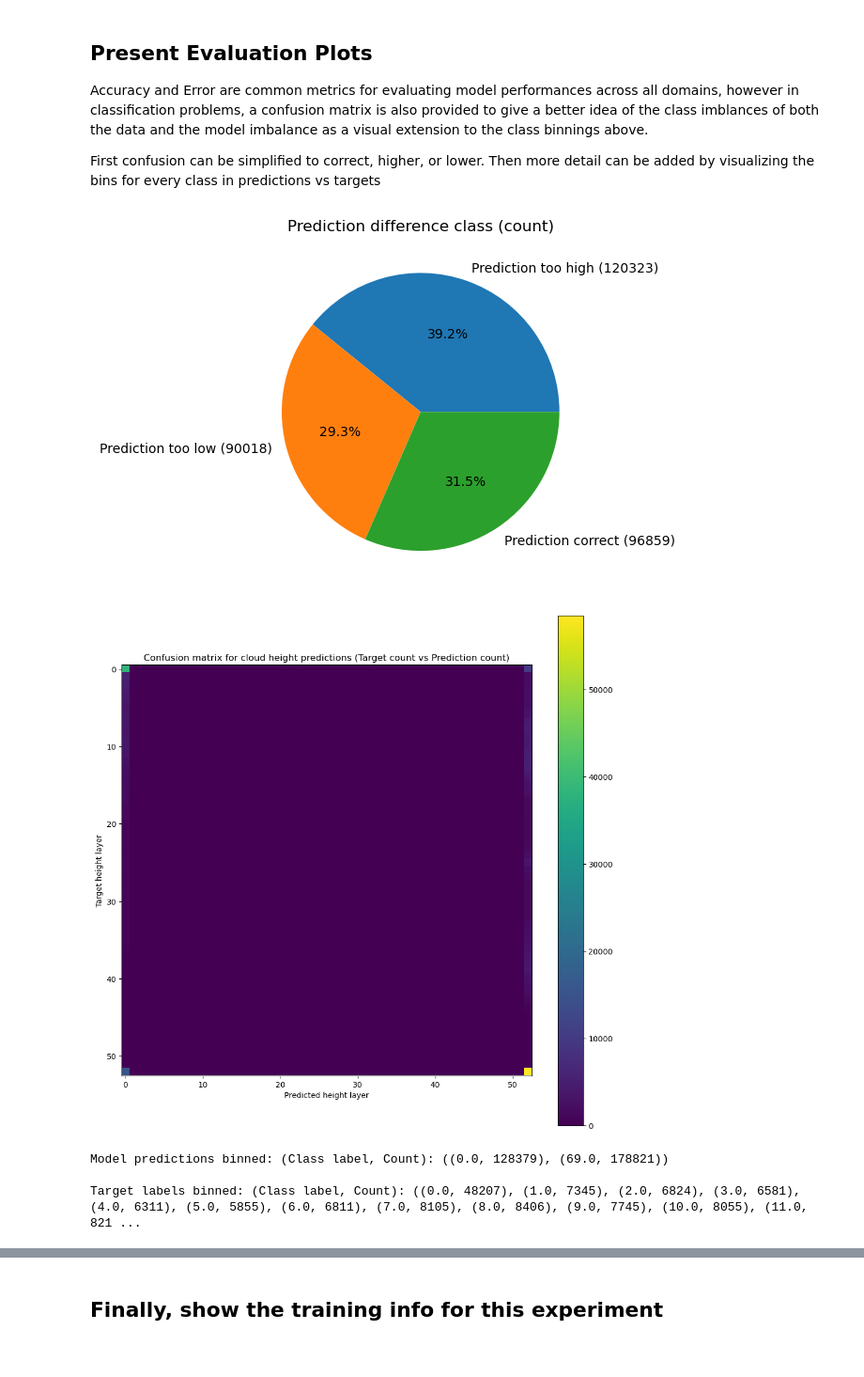
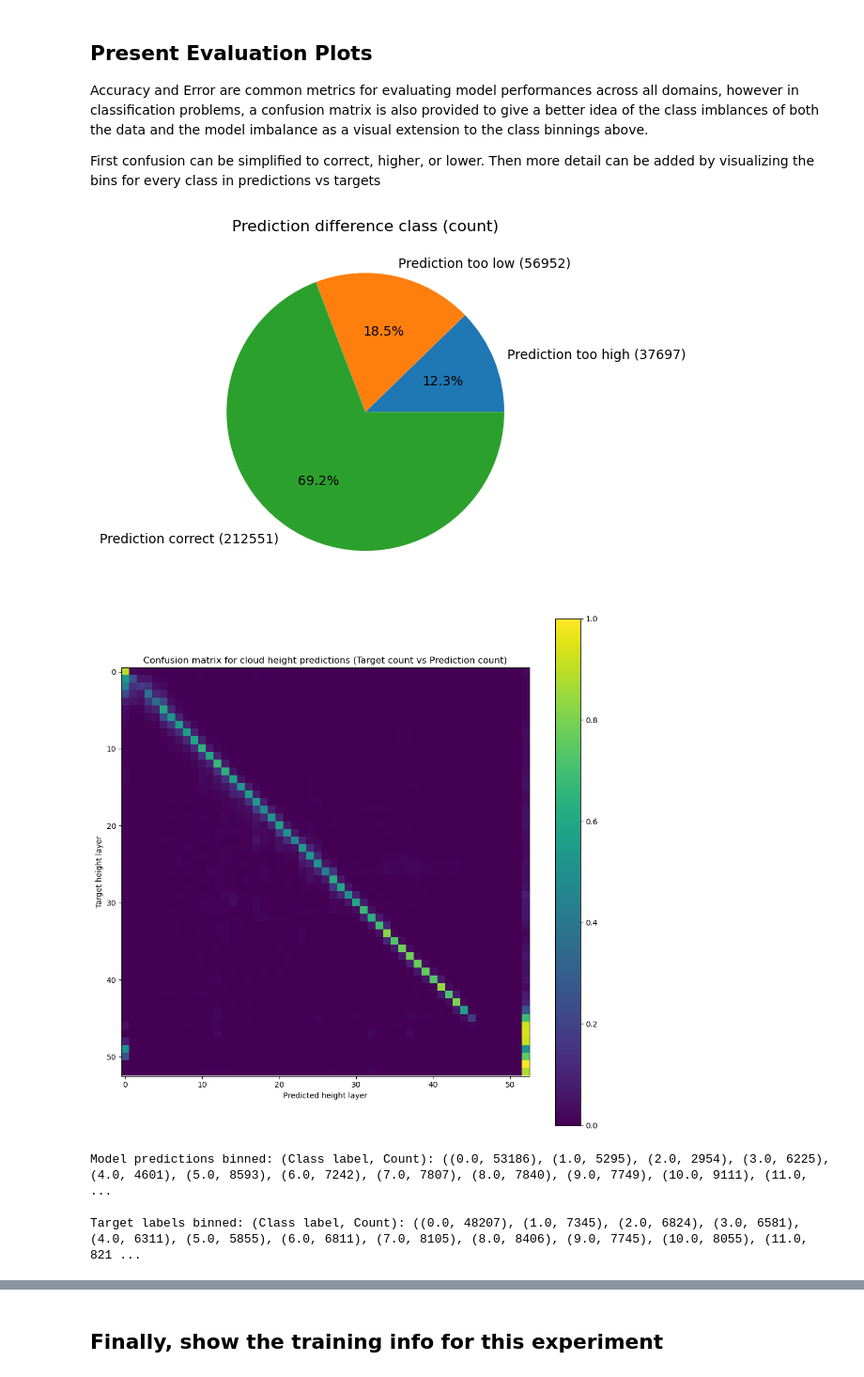
Before and after one commit to MetOffice/data_science_cop, a Jupyter notebook: challenges/2021_cloud_base_height/05_eval_pytorch.ipynb, the cells around one changed output, grey strips where cells are left out. Shown at 94% size. Drawn from its saved outputs; the diff is of its cells as text; code cells hidden in the pictures.

```diff
--- a/challenges/2021_cloud_base_height/05_eval_pytorch.ipynb
+++ b/challenges/2021_cloud_base_height/05_eval_pytorch.ipynb
@@ -53,7 +52,7 @@ Arrays            : cloud_base_label_y.zarr, cloud_volume_fraction_y.zarr,
 307200
 # %%
 collate_fn = cbh_data_definitions.dataloader_collate_with_dask
-batch_size = int(test_labels.chunksize[0] / 4)
+batch_size = int(test_labels.chunksize[0] / 16)
 workers_on_system = 0
 CPU_COUNT=4
 data_loader_hparam_dict = {
@@ -72,8 +71,8 @@ test_dataloader = torch.utils.data.DataLoader(test_dataset, **data_loader_hparam
 # %% [markdown]
 ## Recall a trained model, for this step a particular mlflow experiment is chosen from mlflow_artifacts to evaluate (defined in the cell below)
 # %%
-model_run_hash = '518b1de12d234339bf1fe4bf38ca51ae'
-checkpoint_path = "./mlflow_artifacts/1/518b1de12d234339bf1fe4bf38ca51ae/artifacts/518b1de12d234339bf1fe4bf38ca51ae-best_model_checkpoint-step_12313.pt"
+model_run_hash = '6fe61152e8374f348cf9ce75e7a4b17e'
+checkpoint_path = "./mlruns/3/6fe61152e8374f348cf9ce75e7a4b17e/artifacts/2022-12-06 07:49:17.101613best_model_checkpoint-step_124176.pt"
 # %%
 chkpt = torch.load(checkpoint_path)
 print(chkpt.keys())
@@ -82,8 +81,13 @@ dict_keys(['val loss', 'train loss at step-1', 'global_step', 'model_state_dict'
 # %%
-from tempfile import TemporaryDirectory
-with TemporaryDirectory() as tmpdirname:
-    tempfile = tmpdirname + '/ckhpt'
-    torch.save(chkpt['checkpoint'], tempfile)
-    model = cbh_torch_MLP.CloudBaseMLP.load_from_checkpoint(tempfile)
+ckpt_instead_of_model_weights = False
+if ckpt_instead_of_model_weights:
+    model = cbh_torch_lstm.CloudBaseLSTM.load_from_checkpoint(checkpoint_path)
+else:
+    from tempfile import TemporaryDirectory
+    with TemporaryDirectory() as tmpdirname:
+        tempfile = tmpdirname + '/ckhpt'
+        torch.save(chkpt['checkpoint'], tempfile)
+        model = cbh_torch_lstm.CloudBaseLSTM.load_from_checkpoint(tempfile)
+        # model = cbh_torch_MLP.CloudBaseMLP.load_from_checkpoint(tempfile)
 model.eval()
 # %% [output]
@@ -111,7 +113,7 @@ all_targs = np.empty(0)
 for i, sample_batch in enumerate(test_dataloader):
     all_targs = np.concatenate((all_targs, sample_batch[1]), axis=0)
     x = sample_batch[0]
-    x = torch.flatten(x, start_dim=1)
+    # x = torch.flatten(x, start_dim=1)
     batch_preds = model(x)  # self call = forward
     class_prediction = np.argmax(batch_preds.detach().numpy(), axis=1)
     all_preds = np.concatenate(
@@ -366,31 +371,31 @@ plt.pie(
 plt.title("Prediction difference class (count)")
 plt.show()
 # %% [output]
-[figure, old version]
+[figure, new version]
 # %%
 # sedi like a,b,d,c mean confusion matrix
 
 plt.figure(figsize=(12, 12))
 
-confm = confusion_matrix(all_targs, all_preds)
+confm = confusion_matrix(all_targs, all_preds, normalize='true')
 plt.imshow(confm, cmap=plt.cm.viridis, interpolation="nearest")
 plt.colorbar()
 plt.title(
     "Confusion matrix for cloud height predictions (Target count vs Prediction count)"
 )
 plt.ylabel("Target height layer")
 plt.xlabel("Predicted height layer")
 plt.show()
 
 labels, counts = np.unique(all_preds, return_counts=True)
 bins_pred = tuple(zip(list(labels), list(counts)))
 labels, counts = np.unique(all_targs, return_counts=True)
 bins_targ = tuple(zip(list(labels), list(counts)))
 print("\nModel predictions binned: (Class label, Count):", bins_pred, "\n")
 print("Target labels binned: (Class label, Count):", bins_targ)
 # %% [output]
-[figure, old version]
+[figure, new version]
-Model predictions binned: (Class label, Count): ((0.0, 128379), (69.0, 178821))
+Model predictions binned: (Class label, Count): ((0.0, 53186), (1.0, 5295), (2.0, 2954), (3.0, 6225), (4.0, 4601), (5.0, 8593), (6.0, 7242), (7.0, 7807), (8.0, 7840), (9.0, 7749), (10.0, 9111), (11.0, ...
 
 Target labels binned: (Class label, Count): ((0.0, 48207), (1.0, 7345), (2.0, 6824), (3.0, 6581), (4.0, 6311), (5.0, 5855), (6.0, 6811), (7.0, 8105), (8.0, 8406), (9.0, 7745), (10.0, 8055), (11.0, 821 ...
 # %%
```
Also changed, not shown: parts of 16 cells of this notebook, 11 other files.
